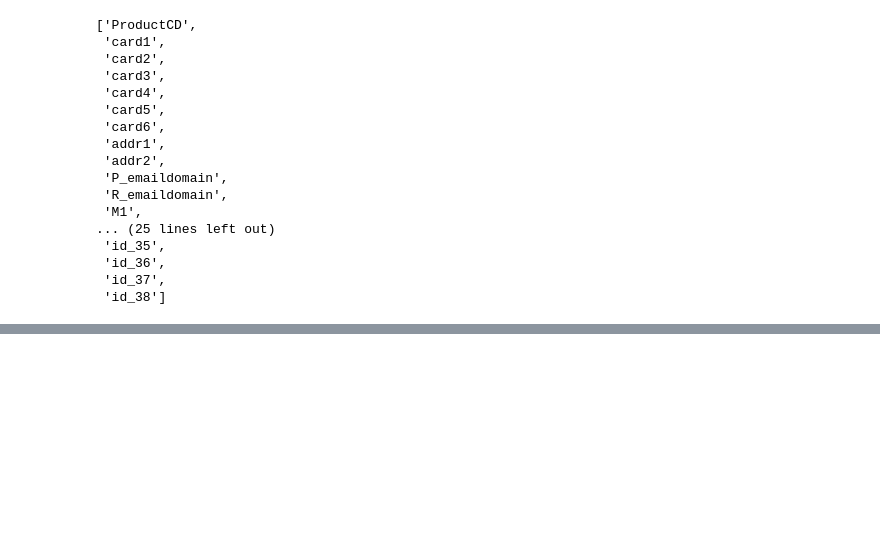
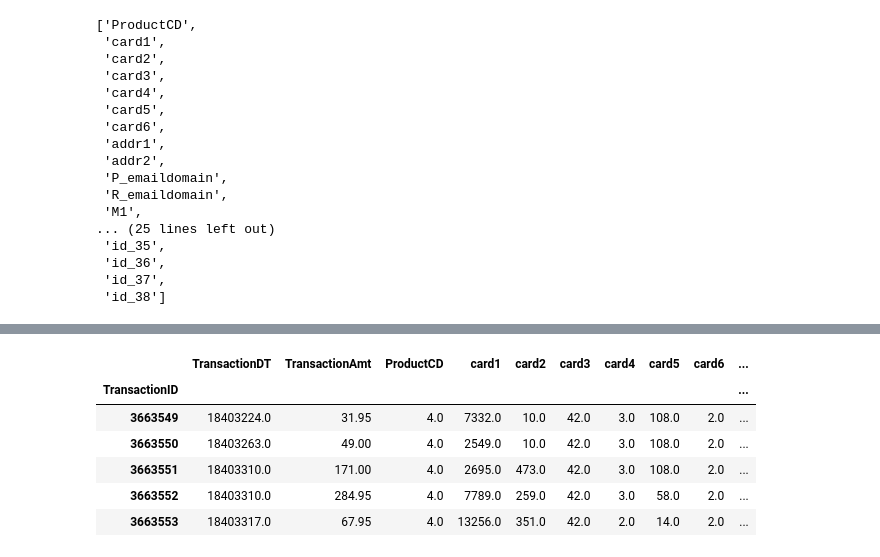
Before and after one commit to tugusav/fraud-detection-system-ann, a Jupyter notebook: FDS_ANN.ipynb, the cells around one changed output, grey strips where cells are left out. Drawn from its saved outputs; the diff is of its cells as text; code cells hidden in the pictures; blank space fills up the shorter version.

```diff
--- a/FDS_ANN.ipynb
+++ b/FDS_ANN.ipynb
@@ -695,0 +857,10 @@ catf
+# %%
+test_data_encoded.head()
+# %% [output]
+|  | TransactionDT | TransactionAmt | ProductCD | card1 | card2 | card3 | card4 | card5 | card6 | ... |
+| TransactionID |  |  |  |  |  |  |  |  |  | ... |
+| 3663549 | 18403224.0 | 31.95 | 4.0 | 7332.0 | 10.0 | 42.0 | 3.0 | 108.0 | 2.0 | ... |
+| 3663550 | 18403263.0 | 49.00 | 4.0 | 2549.0 | 10.0 | 42.0 | 3.0 | 108.0 | 2.0 | ... |
+| 3663551 | 18403310.0 | 171.00 | 4.0 | 2695.0 | 473.0 | 42.0 | 3.0 | 108.0 | 2.0 | ... |
+| 3663552 | 18403310.0 | 284.95 | 4.0 | 7789.0 | 259.0 | 42.0 | 3.0 | 58.0 | 2.0 | ... |
+| 3663553 | 18403317.0 | 67.95 | 4.0 | 13256.0 | 351.0 | 42.0 | 2.0 | 14.0 | 2.0 | ... |
```
Also changed, not shown: parts of 25 cells of this notebook.
